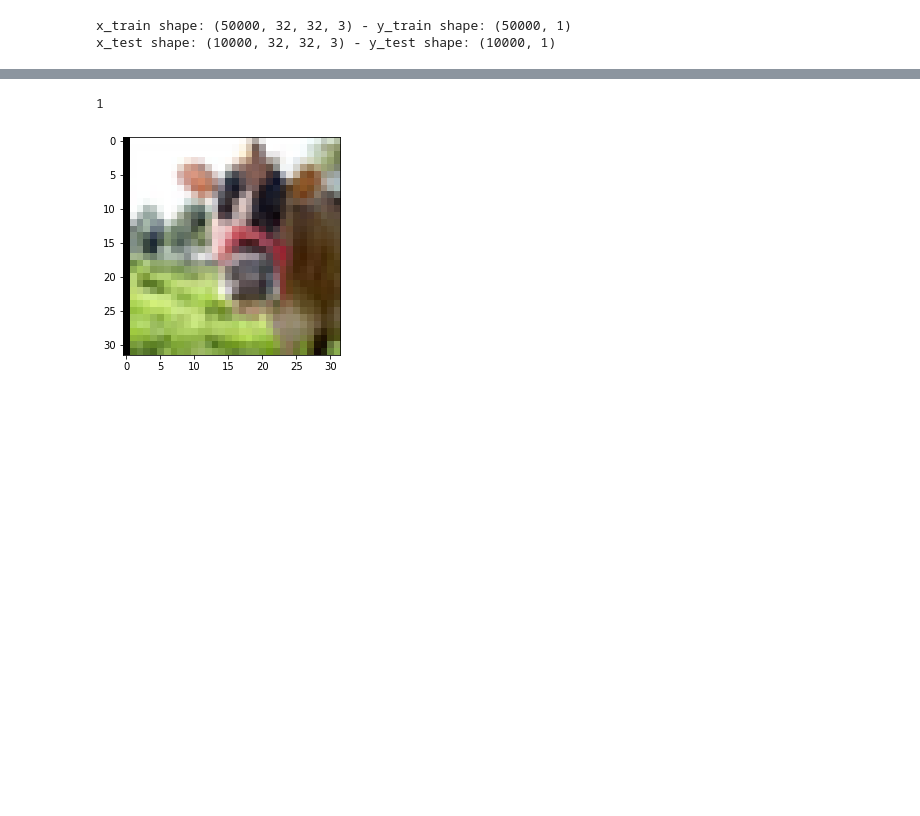
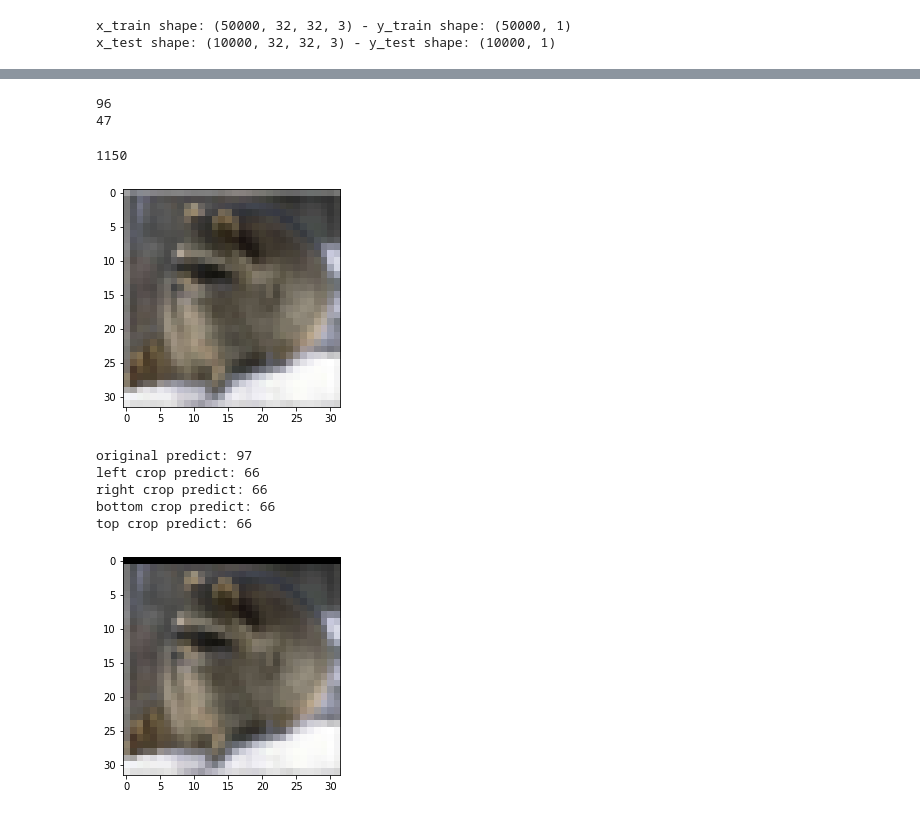
Before and after one commit to tom7ly/236502-mlp-mxr, a Jupyter notebook: projold.ipynb, the cells around one changed output, grey strips where cells are left out. Drawn from its saved outputs; the diff is of its cells as text; code cells hidden in the pictures; blank space fills up the shorter version.

```diff
--- a/projold.ipynb
+++ b/projold.ipynb
@@ -168,19 +168,19 @@ print("Restored model, accuracy: {:5.2f}%".format(100 * acc))
 Restored model, accuracy: 50.58%
 # %%
-from patch_test import *
+# from patch_test import *
 
-# img = x_test[10]
+img = x_test[165]
 # # img=crop_with_direction(img,bottom=1)
-# # img=np.array(img)
-# img=img.reshape((1,32,32,3))
+# img=np.array(img)
+img=img.reshape((1,32,32,3))
 # y_test[0].reshape((1,1))
-# a=np.argmax(model.predict(img))
-# predict_mat = model.predict(img)[0]
+a=np.argmax(model.predict(img))
+predict_mat = model.predict(img)[0]
 # # print(predict_mat)
-# print(max(predict_mat))
-# second_max_idx =  np.argpartition(predict_mat.flatten(), -2)[-2:]
+print(a)
+second_max_idx =  np.argpartition(predict_mat.flatten(), -2)[-2:]
 # second_max_value = predict_mat[second_max_idx][0]
-# print(second_max_value)
+print(second_max_idx[0])
 # # model.evaluate(img.reshape((1,32,32,3)),y_test[15],verbose=2)
 
 # print(x_test.shape)
@@ -203,13 +203,13 @@ from patch_test import *
 
 # find_smallest_diffs(5)
 # %% [output]
-1
+96
+47
-[figure, removed]
 # %%
 from patch_test import *
 
 def find_smallest_diffs_by_threshold(t):
-    slice_object = slice(200)
+    # slice_object = slice(200)
     # diffs = [None] * 200
     diffs = [None] * (x_test.size)
     below_threshold_images = []
@@ -226,29 +226,44 @@ def find_smallest_diffs_by_threshold(t):
     # print(diffs)
     # print(below_threshold_images)
     print(len(below_threshold_images))
-find_smallest_diffs_by_threshold(0.05)
+    return below_threshold_images
+
+below_threshold_images = find_smallest_diffs_by_threshold(0.2)
+# %% [output]
+1150
+# %%
+def predict_diraction(image, direction, left=0, right=0, bottom=0, top=0):
+    cropped=crop_with_direction(image,left=left, right=right, bottom=bottom, top=top)
+    cropped = cropped.numpy()
+    cropped=cropped.reshape((1,32,32,3))
+    direction_predict = np.argmax(model.predict(cropped))
+    print("{} crop predict: {}".format(direction, direction_predict))
 # %%
 from patch_test import *
-img = x_test[15]
-# cropped_img = crop_with_direction(img, top=1)
-plt.imshow(img)
+image = x_test[155]
+# cropped_img = crop_with_direction(image, top=)
+plt.imshow(image)
 plt.show()
 
 # m = nn.Softmax(dim=1)
 # image = m(x_test[10])
 # image=image.reshape((1,32,32,3))
 # print(model.predict(image))
 
-img = x_test[15]
-img=img.reshape((1,32,32,3))
-print(model.predict(img))
+img=image.reshape((1,32,32,3))
+# print(model.predict(img))
 orig_predict = np.argmax(model.predict(img))
 print("original predict: {}".format(orig_predict))
-# img=crop_with_direction(img,left=1)
-# # img=np.array(img)
-# img=img.reshape((1,32,32,3))
-# # y_test[0].reshape((1,1))
-# # a=np.argmax(model.predict(img))
-# predict_mat = model.predict(img)[0]
-# # print(predict_mat)
-# print(max(predict_mat))
+
+predict_diraction(image, "left", left=1)
+predict_diraction(image, "right", right=1)
+predict_diraction(image, "bottom", bottom=1)
+predict_diraction(image, "top", top=1)
+# %% [output]
+[figure, added]
+original predict: 97
+left crop predict: 66
+right crop predict: 66
+bottom crop predict: 66
+top crop predict: 66
+[figure, added]
```
Also changed, not shown: parts of 3 cells of this notebook, 1 other file.
